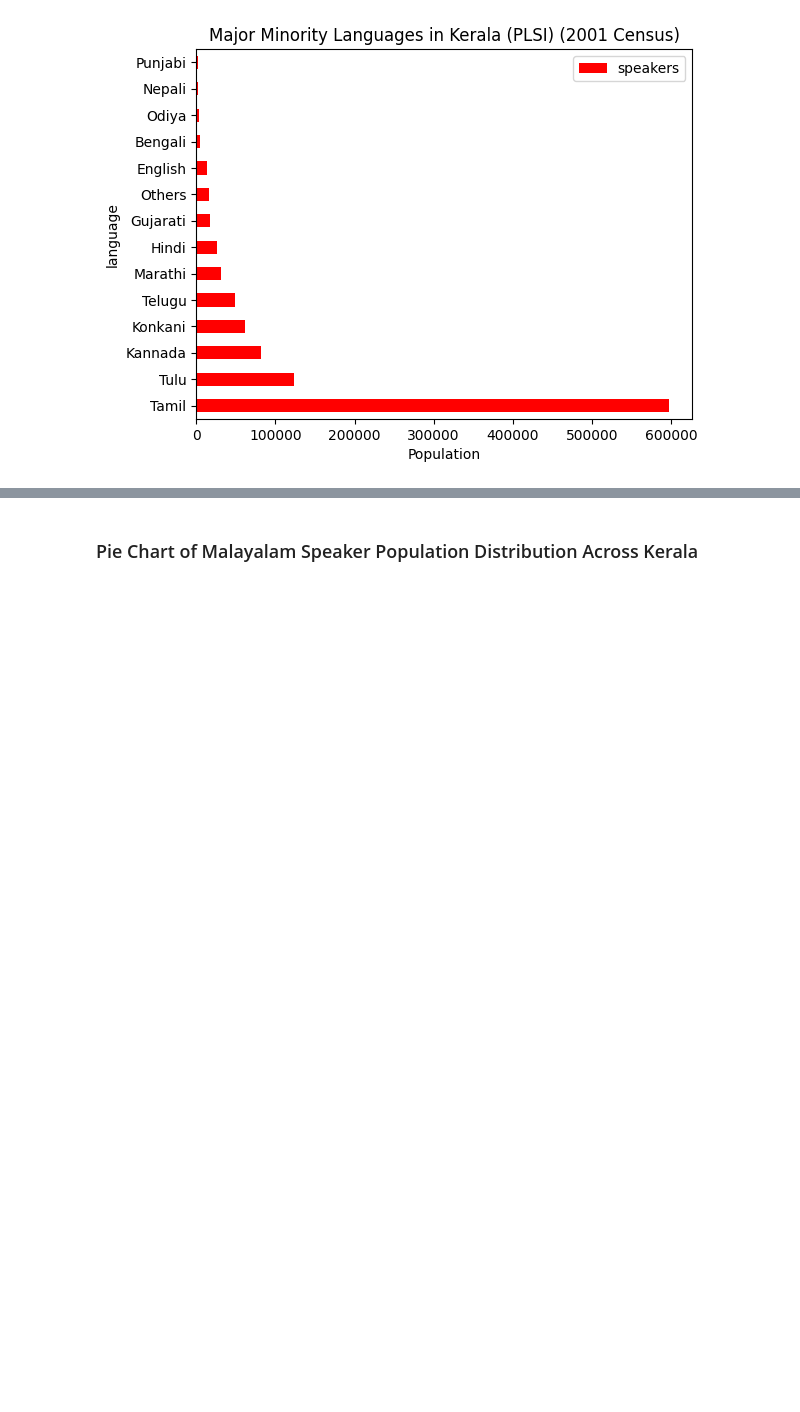
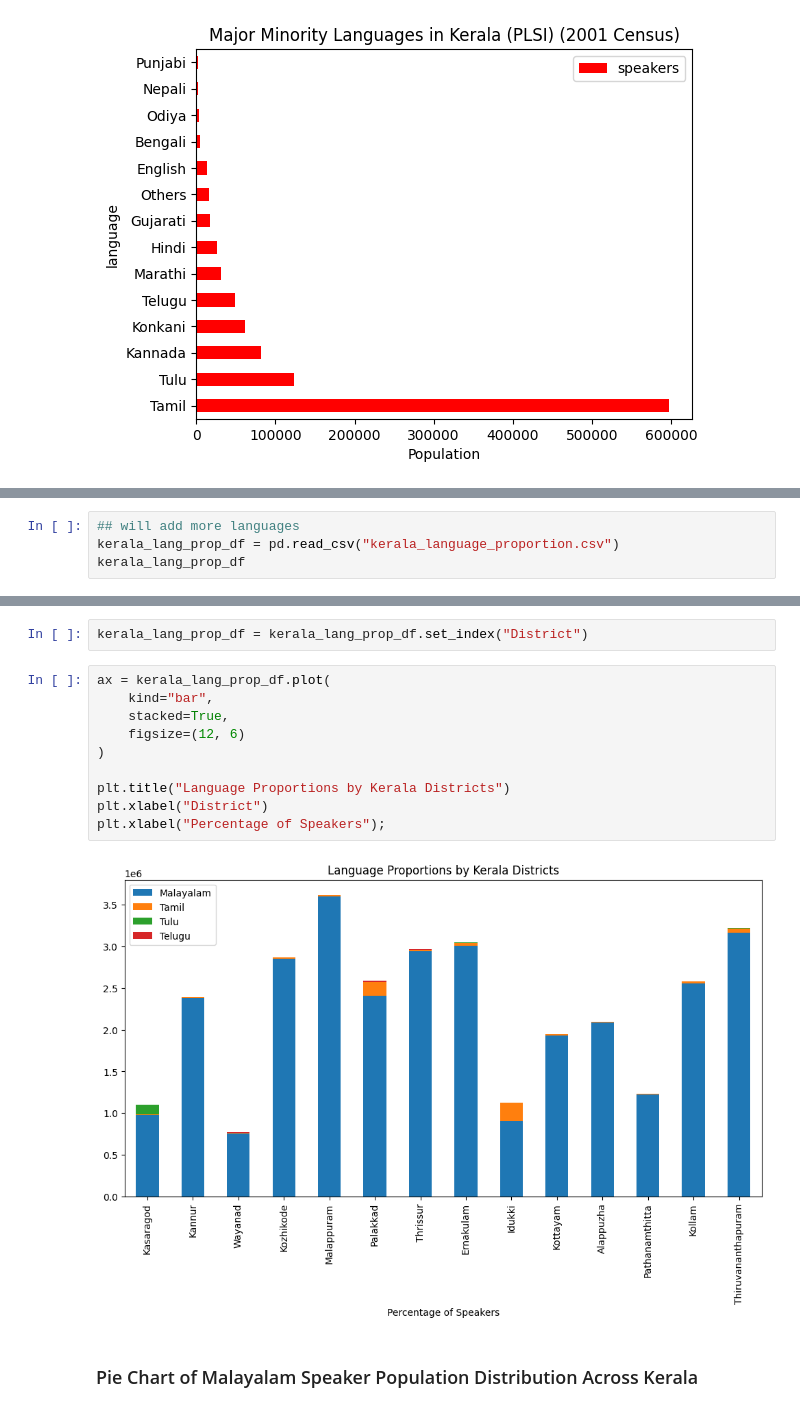
Before and after one commit to squishridyvi/Geographical-Distribution-Mapping-of-Dravidian-Languages-, a Jupyter notebook: Geographical Distribution of Dravidian Languages.ipynb, the cells around one changed output, grey strips where cells are left out. Drawn from its saved outputs; the diff is of its cells as text; blank space fills up the shorter version.

```diff
--- a/Geographical Distribution of Dravidian Languages.ipynb
+++ b/Geographical Distribution of Dravidian Languages.ipynb
@@ -2067,0 +2128,4 @@ plt.xlabel("Population");
+# %%
+## will add more languages
+kerala_lang_prop_df = pd.read_csv("kerala_language_proportion.csv")
+kerala_lang_prop_df
@@ -2068,3 +2148,17 @@ plt.xlabel("Population");
+# %%
+kerala_lang_prop_df = kerala_lang_prop_df.set_index("District")
+# %%
+ax = kerala_lang_prop_df.plot(
+    kind="bar",
+    stacked=True,
+    figsize=(12, 6)
+)
+
+plt.title("Language Proportions by Kerala Districts")
+plt.xlabel("District")
+plt.xlabel("Percentage of Speakers");
+# %% [output]
+[figure, added]
 # %% [markdown]
 ### Pie Chart of Malayalam Speaker Population Distribution Across Kerala
 # %%
```
Also changed, not shown: parts of 10 cells of this notebook.
